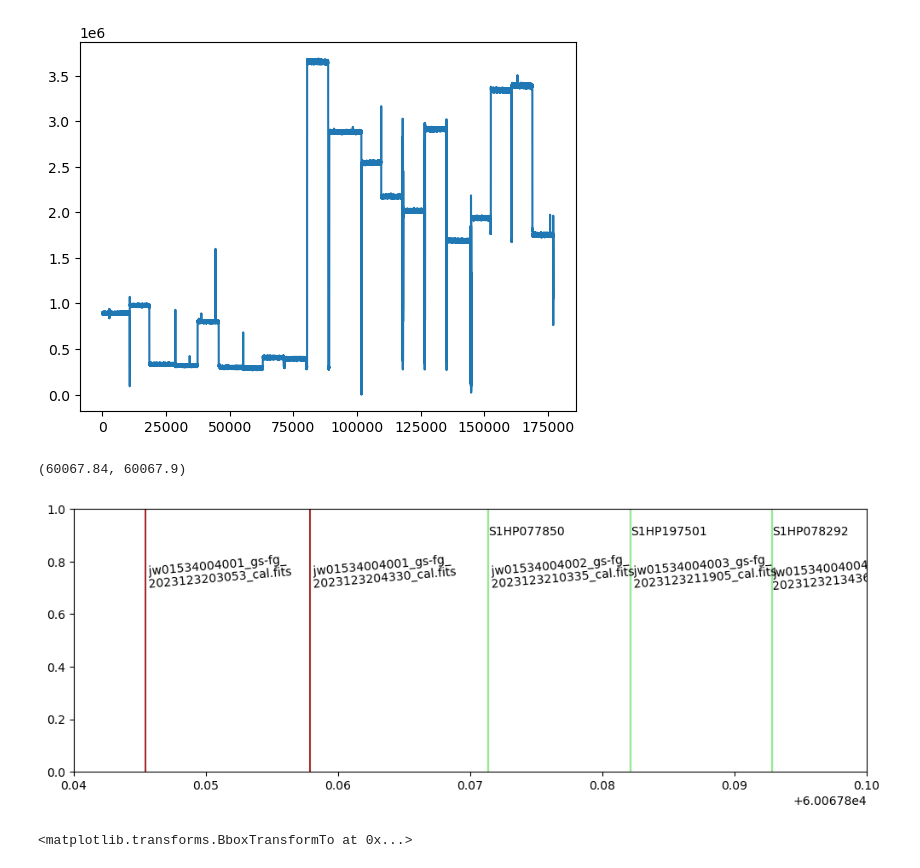
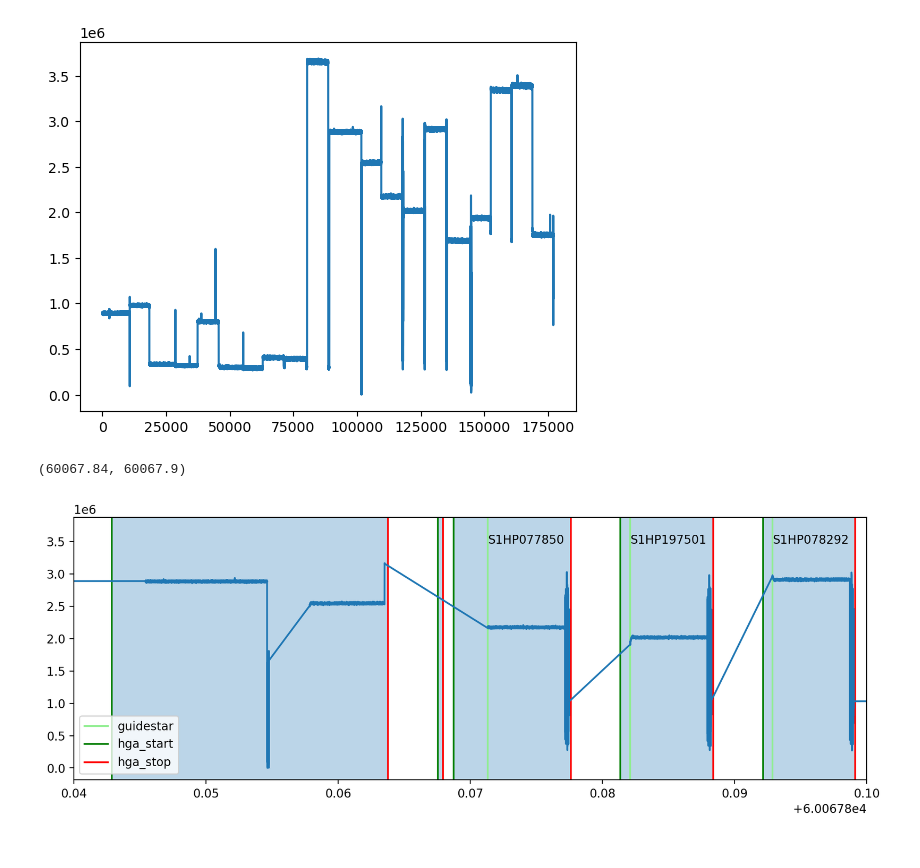
Before and after one commit to GalagaBits/JWST-FGS-Spelunker, a Jupyter notebook: notebooks/examples/guidestar_targets_2.ipynb, the cells around one changed output. Saved outputs shown, nothing was run; the diff lists cells and outputs as text; code cells hidden in the pictures.

```diff
--- a/notebooks/examples/guidestar_targets_2.ipynb
+++ b/notebooks/examples/guidestar_targets_2.ipynb
@@ -4,11 +4,11 @@
 Some programs uses multiple guidestar targets for a given observation. We can observe the technical functions of the JWST when FGS locks on to a guidestar and switches to the next using Spelunker. For this example, we will be exploring Program ID 2079.
 # %%
 import sys
-sys.path.append('/Users/ddeal/JWST-Treasure-Chest-2023/JWST-FGS-Spelunker-Repos/JWST-FGS-Spelunker/')
+sys.path.append('/Users/ddeal/JWST-FGS-Spelunker/JWST-FGS-Spelunker-main/')
 
 import Spelunker
 
-spk = Spelunker.load('/Users/ddeal/JWST-Treasure-Chest-2023/', pid=1534)
+spk = Spelunker.load('/Users/ddeal/JWST-Treasure-Chest/', pid=1534)
 # %% [output]
 INFO: Found cached file ./mastDownload/JWST/jw01534001001_03101_00001_guider1/jw01534001001_gs-fg_2022340000825_cal.fits with expected size 9388800. [astroquery.query]
 INFO: Found cached file ./mastDownload/JWST/jw01534001001_03101_00001_guider1/jw01534001001_gs-fg_2022340002102_cal.fits with expected size 7827840. [astroquery.query]
@@ -68,10 +63,15 @@ plt.plot(spk.fg_flux)
 # %%
 spk.mast_api_token = '8eedd0a371a44e598a9c4489e3148811'
 
-fig, ax = plt.subplots(figsize=(12,4))
-ax = spk.mnemonics_local('FILENAME')
+fig, ax = plt.subplots(figsize=(12,4),dpi=200)
+#ax = spk.mnemonics_local('FILENAME')
 ax = spk.mnemonics_local('GUIDESTAR')
+ax = spk.mnemonics('SA_ZHGAUPST', 60067.84, 60067.9)
+
+ax.plot(spk.fg_time, spk.fg_flux)
+plt.legend(loc=3)
+
 plt.xlim(60067.84, 60067.9)
 # %% [output]
 (60067.84, 60067.9)
-[figure, old version]
+[figure, new version]
@@ -80,4 +77,0 @@ import matplotlib.pyplot as plt
-# %%
-ax.transAxes
-# %% [output]
-<matplotlib.transforms.BboxTransformTo at 0x...>
```
Also changed, not shown: parts of 6 cells of this notebook, 5 other files.
